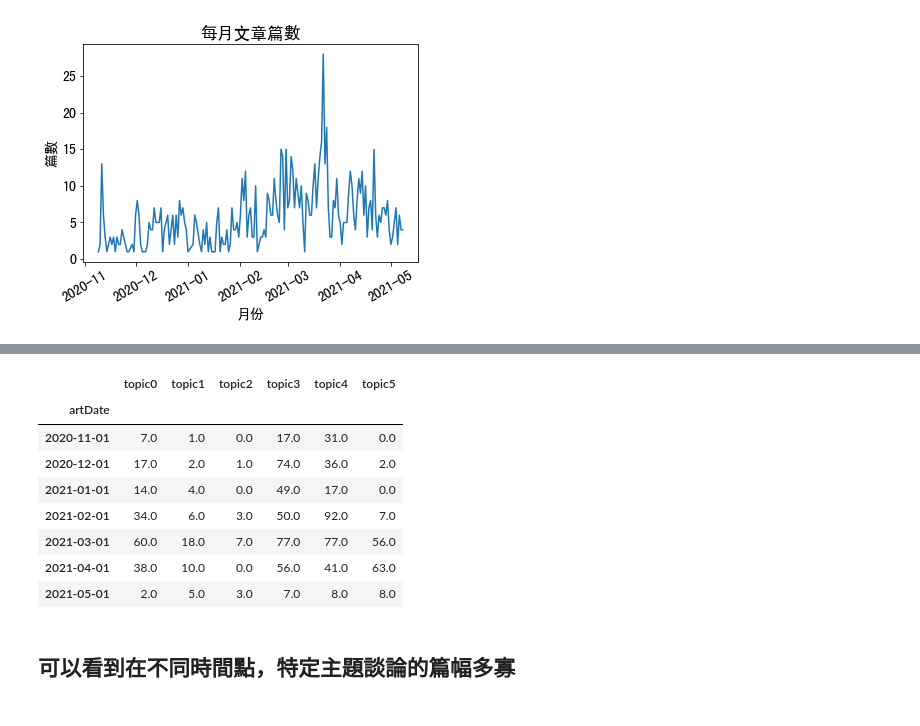
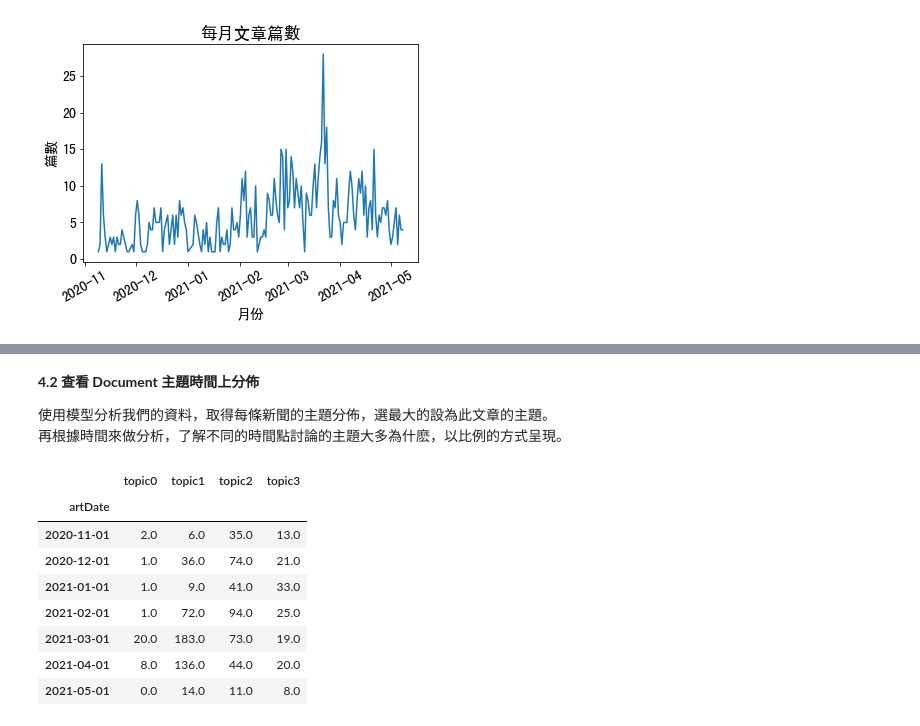
Before and after one commit to Text-Analytics-and-Retrieval/SMA_2021F, a Jupyter notebook: week12_topic_model/week12_ch.ipynb, the cells around one changed output, grey strips where cells are left out. Drawn from its saved outputs; the diff is of its cells as text; code cells hidden in the pictures.

```diff
--- a/week12_topic_model/week12_ch.ipynb
+++ b/week12_topic_model/week12_ch.ipynb
@@ -209,0 +156,7 @@ for topic_num in topic_num_list:
+# %%
+# 移除停用字的 function
+def remove_stop(listt):
+    result = [re.sub(r'\d|-', '', word) for word in listt]
+    result = [word for word in result if len(word)>1]
+    result = list(filter(lambda x : x not in stopwords, result))
+    return result
@@ -209,0 +184,6 @@ for topic_num in topic_num_list:
+# %%
+for i in range(0,3):
+    print("第 " + str(i+1) + " 篇文章前10個字：")
+    for j in range(0,10):
+        print(token_data[i][j], end=' ')
+    print('\n')
@@ -209,0 +232,9 @@ for topic_num in topic_num_list:
+# %%
+ldamodel = gensim.models.ldamulticore.LdaMulticore(
+    corpus=corpus,
+    id2word=id2word, # 字典
+    num_topics=4, # 生成幾個主題數
+    random_state=1005, # 亂數
+    iterations = 1000,
+    passes=5, # 模型訓練次數
+)
@@ -210,3 +291,20 @@ for topic_num in topic_num_list:
+# %%
+topic_num_list = [2,3,4,5,6,7,8,9,10]
+result = []
+for topic_num in topic_num_list:
+    # perplexity
+    tmp_ldamodel = gensim.models.ldamulticore.LdaMulticore(
+        corpus = corpus,
+        num_topics = topic_num ,
+        id2word=id2word,
+        random_state = 1005,
+        passes=5,
+        iterations=2000
+        )
+    tmp_perplexity = tmp_ldamodel.log_perplexity(corpus)
+
+    result.append({"topic_num": topic_num, "perplexity": tmp_perplexity})
+#3分鐘跑完
 # %%
 result = pd.DataFrame(result)
 result.plot.line(x='topic_num', y='perplexity', label='perplexity')
@@ -277,3 +340,8 @@ pyLDAvis.save_html(ldaVis,'./lda_result/ldaVis.html')
+# %% [markdown]
+**4.2 查看 Document 主題時間上分佈**
+
+使用模型分析我們的資料，取得每條新聞的主題分佈，選最大的設為此文章的主題。<br>
+再根據時間來做分析，了解不同的時間點討論的主題大多為什麽，以比例的方式呈現。
 # %%
 # 取得每條新聞的主題分佈
 topics_doc = ldamodel.get_document_topics(corpus)
@@ -314,19 +380,17 @@ date_topic = date_topic.reset_index()
 date_topic = date_topic.groupby([date_topic.artDate.dt.to_period('M'),'topic']).sum().reset_index()
 # %%
 date_df = date_topic.pivot_table(index='artDate', values='count', columns='topic').fillna(0).reset_index()
-date_df.columns = ['artDate', 'topic0', 'topic1', 'topic2', 'topic3', 'topic4', 'topic5']
+date_df.columns = ['artDate', 'topic0', 'topic1', 'topic2', 'topic3']
 # 前面日期變period形式要把他變回timestamp形式 --> to_timestamp：以便於畫圖
 date_df = date_df.set_index('artDate').to_timestamp()
 date_df
 # %% [output]
-|  | topic0 | topic1 | topic2 | topic3 | topic4 | topic5 |
-| artDate |  |  |  |  |  |  |
-| 2020-11-01 | 7.0 | 1.0 | 0.0 | 17.0 | 31.0 | 0.0 |
-| 2020-12-01 | 17.0 | 2.0 | 1.0 | 74.0 | 36.0 | 2.0 |
-| 2021-01-01 | 14.0 | 4.0 | 0.0 | 49.0 | 17.0 | 0.0 |
-| 2021-02-01 | 34.0 | 6.0 | 3.0 | 50.0 | 92.0 | 7.0 |
-| 2021-03-01 | 60.0 | 18.0 | 7.0 | 77.0 | 77.0 | 56.0 |
-| 2021-04-01 | 38.0 | 10.0 | 0.0 | 56.0 | 41.0 | 63.0 |
-| 2021-05-01 | 2.0 | 5.0 | 3.0 | 7.0 | 8.0 | 8.0 |
+|  | topic0 | topic1 | topic2 | topic3 |
+| artDate |  |  |  |  |
+| 2020-11-01 | 2.0 | 6.0 | 35.0 | 13.0 |
+| 2020-12-01 | 1.0 | 36.0 | 74.0 | 21.0 |
+| 2021-01-01 | 1.0 | 9.0 | 41.0 | 33.0 |
+| 2021-02-01 | 1.0 | 72.0 | 94.0 | 25.0 |
+| 2021-03-01 | 20.0 | 183.0 | 73.0 | 19.0 |
+| 2021-04-01 | 8.0 | 136.0 | 44.0 | 20.0 |
+| 2021-05-01 | 0.0 | 14.0 | 11.0 | 8.0 |
-# %% [markdown]
-## 可以看到在不同時間點，特定主題談論的篇幅多寡
```
Also changed, not shown: parts of 86 cells of this notebook, 8 other files.
